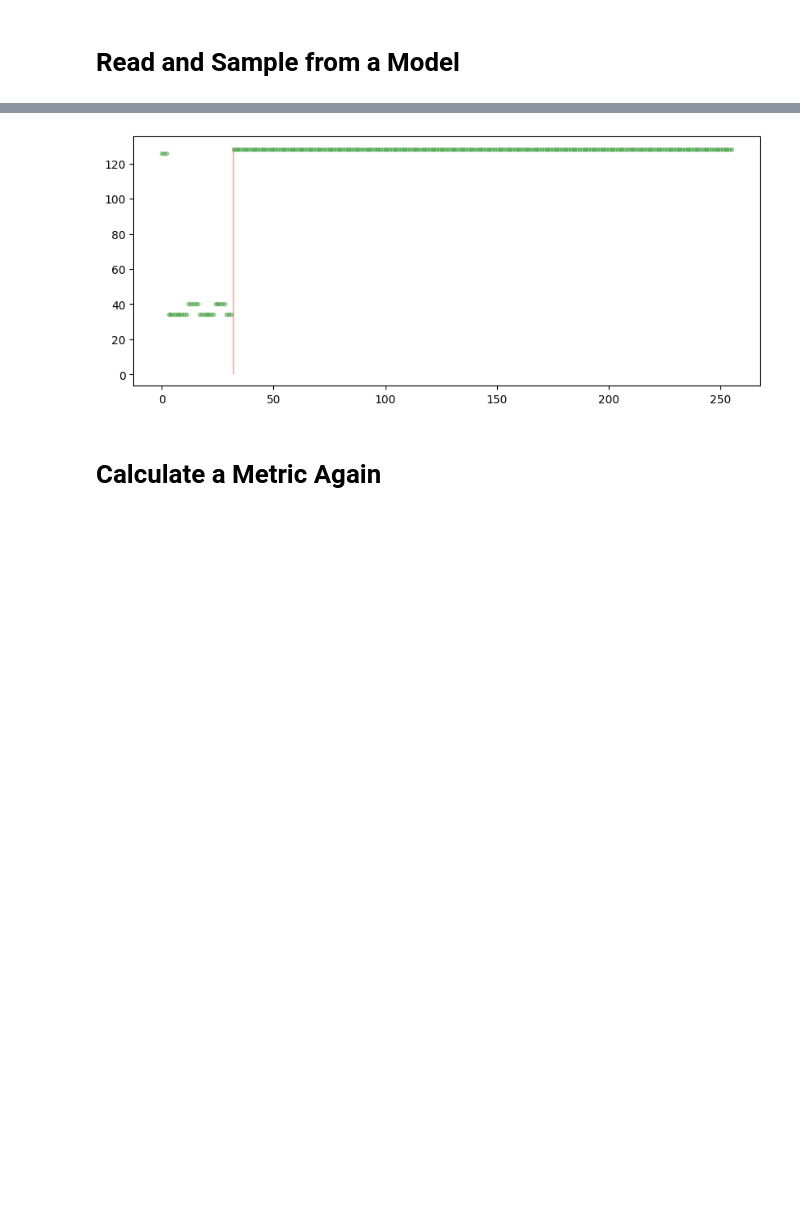
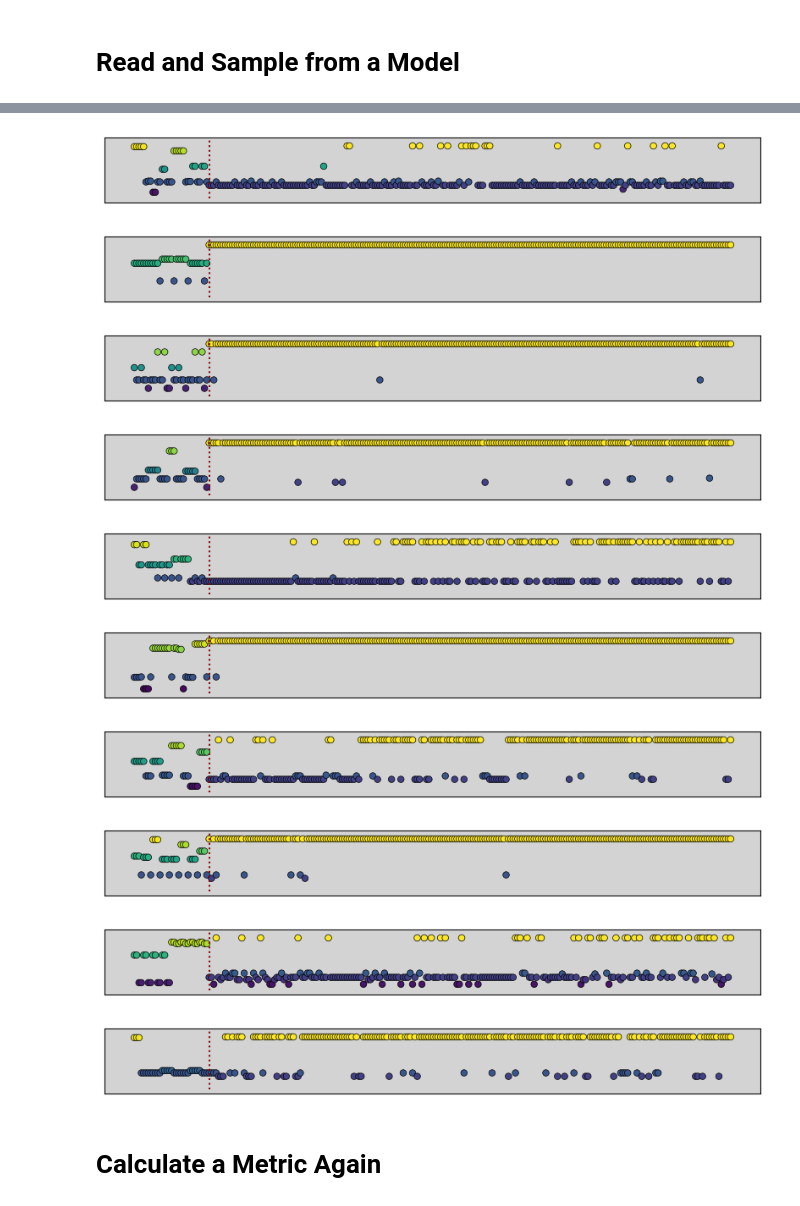
Before and after one commit to cesarali/conditional_rate_matching, a Jupyter notebook: notebooks/Models/CRM/Music/BasicModelCall.ipynb, the cells around one changed output, grey strips where cells are left out. Cells and saved outputs as stored; diff of their text form; code cells hidden in the pictures; blank space fills up the shorter version.

```diff
--- a/notebooks/Models/CRM/Music/BasicModelCall.ipynb
+++ b/notebooks/Models/CRM/Music/BasicModelCall.ipynb
@@ -83,6 +88,5 @@ plt.show()
 # %%
-path  = '/home/df630/conditional_rate_matching/results/test_piano_roll_transformer_1k_epochs_OTlog/crm/1716329609'
 crm = CRM(experiment_dir=path, device='cpu')
 crm.config.pipeline.number_of_steps = 100
-crm.config.pipeline.time_epsilon = 0.005
+crm.config.pipeline.time_epsilon = 0.01
 x1, x_hist, t = crm.pipeline(sample_size=10, train=False, return_path=True)
@@ -98,14 +93,38 @@ plt.show()
-# %%
-time = range(0, 256)
-time = torch.tensor(time)
-N=9
-fig ,ax = plt.subplots(1,1,figsize=(10,4))
-# plt.scatter(time, x_hist.cpu()[N,idx,:].cpu(), s=10, c='b', marker='o', alpha=0.3)
-plt.scatter(time, x1[N].cpu(), s=10, c='g', marker='o', alpha=0.3)
-plt.vlines(32, ymin=0, ymax=129, color='r', alpha=0.3)
-plt.show()
-# %% [output]
-[figure, removed]
+# %%
+import matplotlib.colors as mcolors
+
+time = range(0, 256)
+time = torch.tensor(time)
+N=0
+idx=-10
+
+# Define a colormap and normalize based on your Y value range
+cmap = plt.get_cmap('viridis')
+norm = mcolors.Normalize(vmin=0, vmax=129)
+
+for n in range(10):
+    fig, ax = plt.subplots(1, 1, figsize=(10, 1))
+    ax.vlines(32, ymin=-10, ymax=150, color='darkred', ls=':')
+    # y_values = x_hist[n,-1,:].cpu().numpy()
+    y_values = x1[n].cpu().numpy()
+    colors = cmap(norm(y_values))
+    scatter = ax.scatter(time, y_values, s=30, c=colors, marker='o', edgecolor='k', alpha=1, linewidths=0.5)
+    ax.set_ylim(-20, 150)
+    ax.set_facecolor('lightgray')  # Set the background color of the plot
+    ax.tick_params(axis='both', which='both', bottom=False, top=False, left=False, right=False, labelbottom=False, labelleft=False)
+
+    plt.show()
+# %% [output]
+[figure, added]
+[figure, added]
+[figure, added]
+[figure, added]
+[figure, added]
+[figure, added]
+[figure, added]
+[figure, added]
+[figure, added]
+[figure, added]
 # %% [markdown]
 # Calculate a Metric Again
 # %%
```
Also changed, not shown: parts of 5 cells of this notebook, 9 other files.
